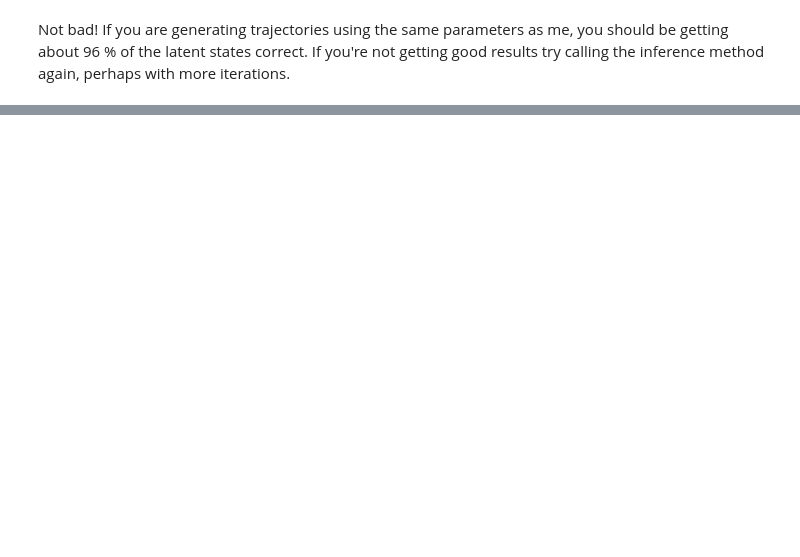
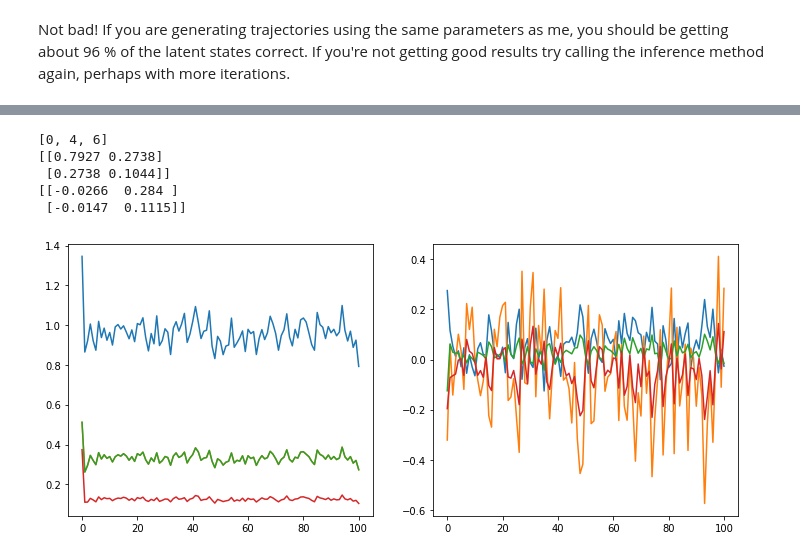
Before and after one commit to bencoscia/hdphmm, a Jupyter notebook: notebooks/Using the HDPHMM with test data.ipynb, the cells around one changed output, grey strips where cells are left out. Saved outputs shown, nothing was run; the diff lists cells and outputs as text; code cells hidden in the pictures; blank space fills up the shorter version.

```diff
--- a/notebooks/Using the HDPHMM with test data.ipynb
+++ b/notebooks/Using the HDPHMM with test data.ipynb
@@ -140,0 +175,5 @@ Not bad! If you are generating trajectories using the same parameters as me, you
+# %%
+for i in range(3):
+    print(np.round(ihmm.converged_params['mu'][..., i].mean(axis=0)))
+#     print(ihmm.converged_params['sigma'][:, ..., i].mean(axis=0))
+#     print(ihmm.converged_params['A'][:, 0, ..., i].mean(axis=0))
@@ -140,0 +196,28 @@ Not bad! If you are generating trajectories using the same parameters as me, you
+# %%
+estimated_states = ihmm.z[0, :]  # estimated state sequence
+
+found_states = list(np.unique(estimated_states))  # all of the states that were identified
+print(found_states)
+
+sigma = np.zeros([niter + 1, 2, 2])
+A = np.zeros([niter + 1, 2, 2])
+
+for a in range(niter + 1):
+    A[a, ...] = ihmm.convergence['A'][a][..., found_states[0], 0]
+    sigma[a, ...] = np.linalg.inv(ihmm.convergence['invSigma'][a][..., found_states[0], 0])
+
+fig, ax = plt.subplots(1, 2, figsize=(12, 5))
+for i in range(4):
+    ax[0].plot(sigma[:, i // 2, i % 2])
+    ax[1].plot(A[:, i // 2, i % 2])
+
+print(sigma[-1, ...])
+print(A[-1, ...])
+plt.show()
+# %% [output]
+[0, 4, 6]
+[[0.7927 0.2738]
+ [0.2738 0.1044]]
+[[-0.0266  0.284 ]
+ [-0.0147  0.1115]]
+[figure, added]
```
Also changed, not shown: parts of 9 cells of this notebook, 3 other files.
